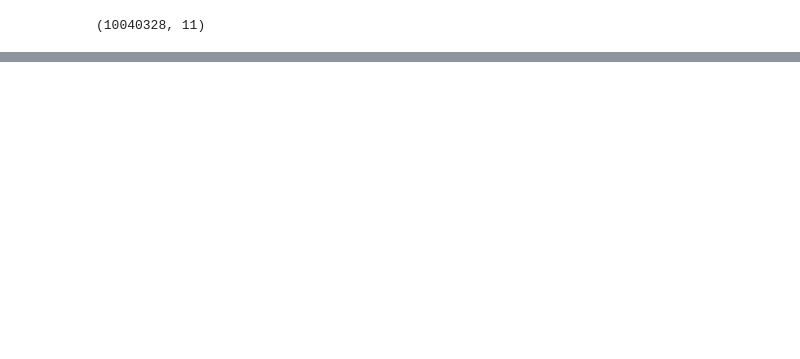
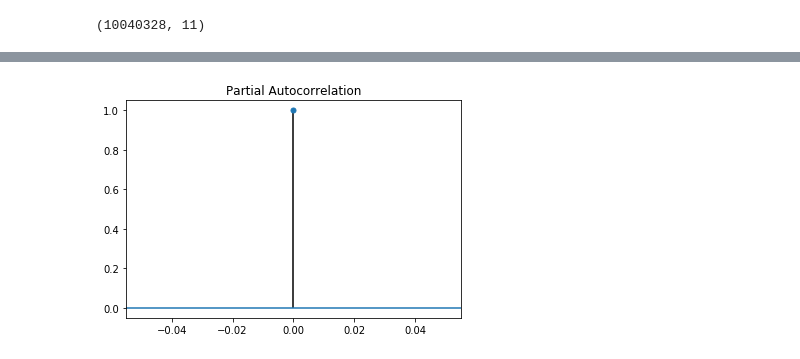
Before and after one commit to Coptero/Machine-Learning, a Jupyter notebook: ARIMA.ipynb, the cells around one changed output, grey strips where cells are left out. Saved outputs shown, nothing was run; the diff lists cells and outputs as text; code cells hidden in the pictures; blank space fills up the shorter version.

```diff
--- a/ARIMA.ipynb
+++ b/ARIMA.ipynb
@@ -64,0 +221,5 @@ def change_format(x):
+# %%
+plot_pacf(traInter)
+pyplot.show()
+# %% [output]
+[figure, added]
```
Also changed, not shown: parts of 23 cells of this notebook.
